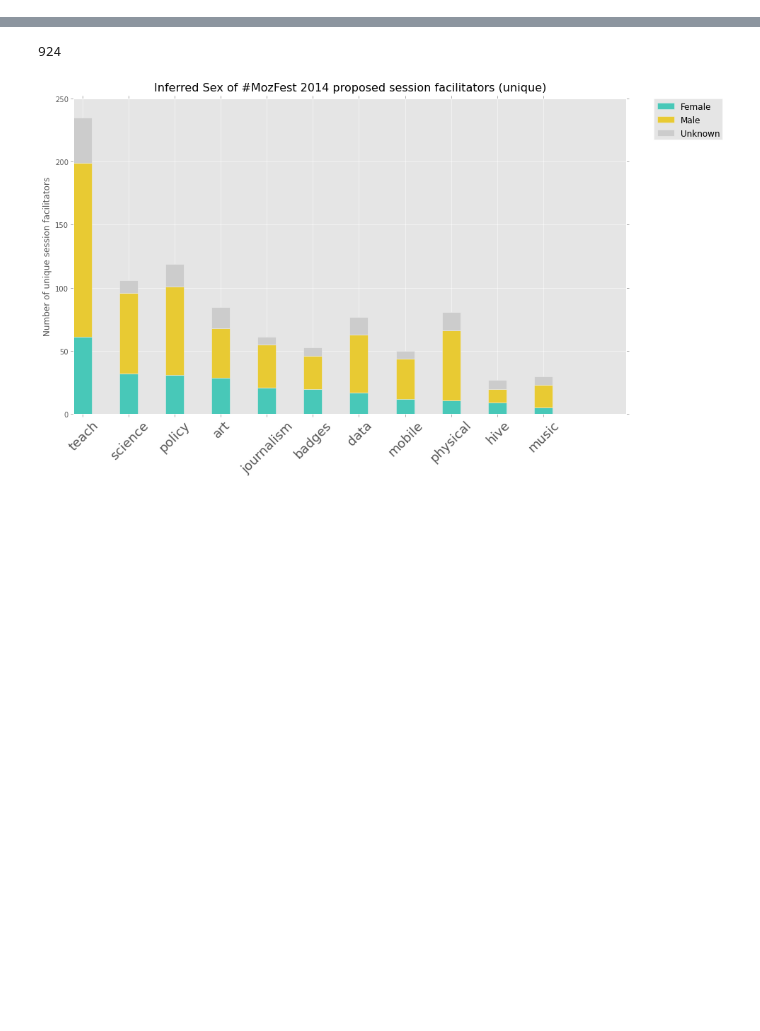
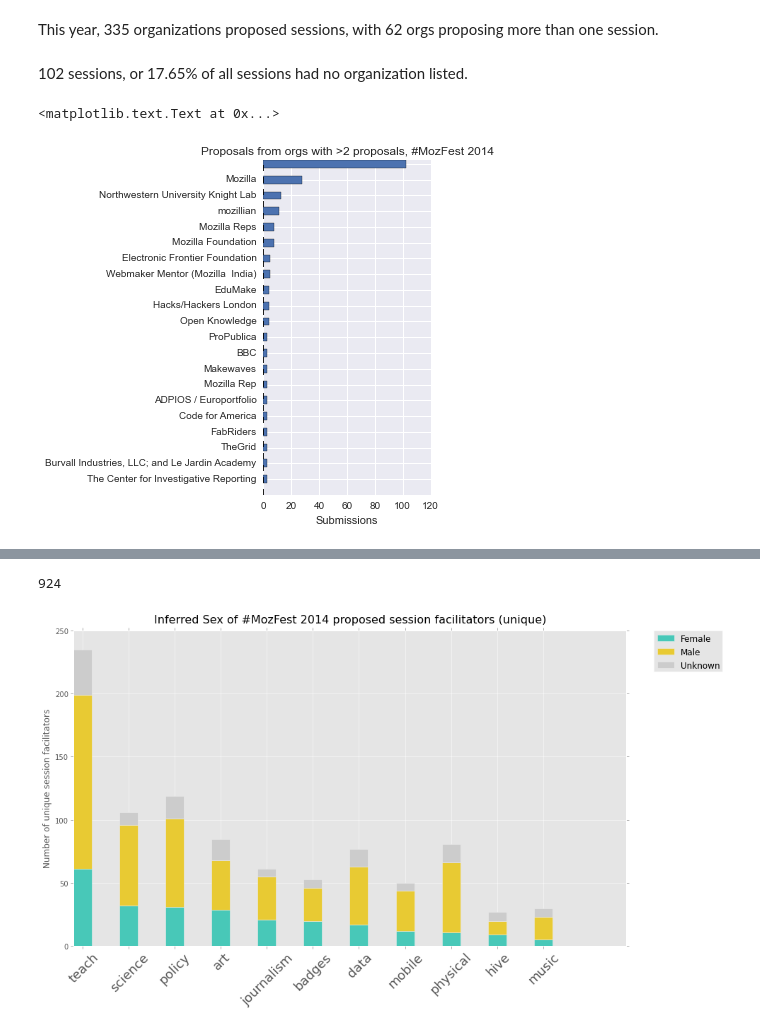
Before and after one commit to natematias/conference-proposers, a Jupyter notebook: Mozilla Session Proposal Report.ipynb, the cells around one changed output, grey strips where cells are left out. Cells and saved outputs as stored; diff of their text form; code cells hidden in the pictures; blank space fills up the shorter version.

```diff
--- a/Mozilla Session Proposal Report.ipynb
+++ b/Mozilla Session Proposal Report.ipynb
@@ -119,0 +20,3 @@ title('Number of Session Proposals and Proposing Organizations by Theme, #MozFes
+# %%
+sessions_df = pd.DataFrame(proposals['sessions'])
+sessions_df.head(2)
@@ -119,0 +52,4 @@ title('Number of Session Proposals and Proposing Organizations by Theme, #MozFes
+# %%
+sessions_df.head()
+sessions_df = sessions_df.replace(to_replace="Open Knowledge/ School of Data",value="Open Knowledge")
+sessions_df[sessions_df['organization'] == "Open Knowledge"]
@@ -119,0 +62,4 @@ title('Number of Session Proposals and Proposing Organizations by Theme, #MozFes
+# %%
+sessions_gb = sessions_df.groupby('organization')
+org_count = sessions_gb.aggregate({'organization':len}).sort('organization',ascending=False)
+org_count.head()
@@ -119,0 +74,16 @@ title('Number of Session Proposals and Proposing Organizations by Theme, #MozFes
+# %%
+display(HTML("<p>This year, {0} organizations proposed sessions, with {1} orgs proposing more than one session.</p>".format(len(org_count)-1,len(org_count[org_count['organization'] > 1]))))
+# %% [output]
+This year, 335 organizations proposed sessions, with 62 orgs proposing more than one session.
+# %%
+display(HTML("<p>{0} sessions, or {1:.2f}% of all sessions had no organization listed. </p>".format(org_count.ix['']['organization'],100*org_count.ix['']['organization']/float(len(sessions_df)))))
+# %% [output]
+102 sessions, or 17.65% of all sessions had no organization listed.
+# %%
+org_count[org_count['organization'] > 2].sort('organization',ascending=True).plot(kind='barh',figsize=(3,6),title='Proposals from orgs with >2 proposals, #MozFest 2014')
+plt.legend('')
+plt.ylabel('')
+plt.xlabel('Submissions')
+# %% [output]
+<matplotlib.text.Text at 0x...>
+[figure, added]
```
Also changed, not shown: parts of 15 cells of this notebook.
